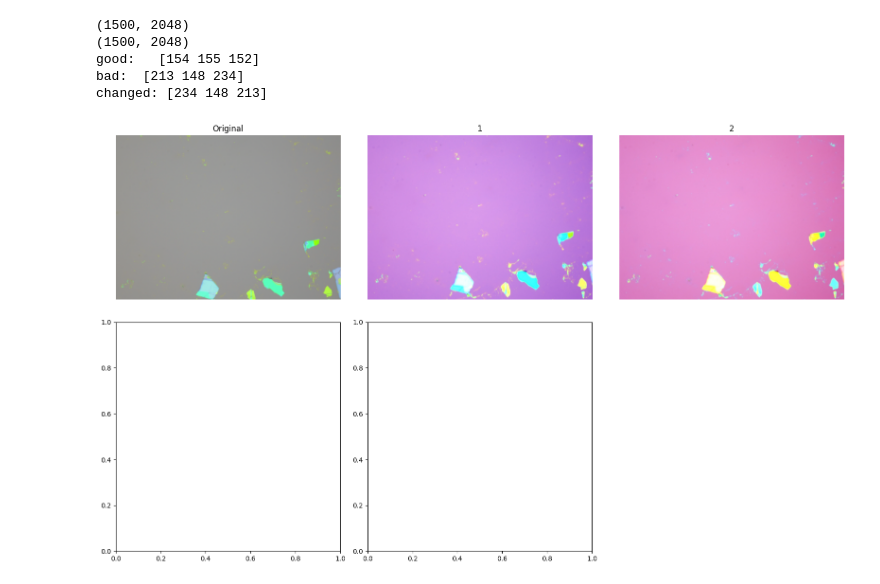
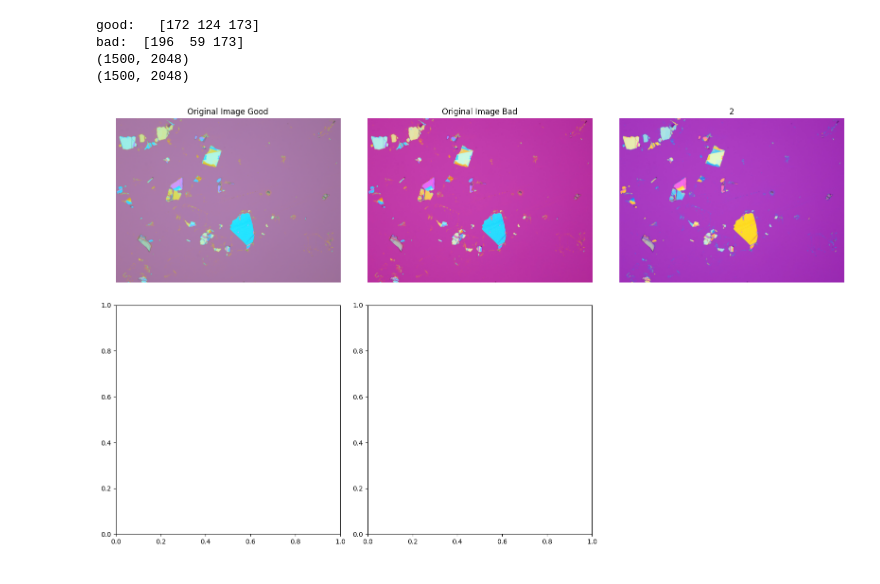
Before and after one commit to Austin4705/AutomatedTransferStation, a Jupyter notebook: TestingEnv/CVTesting/fixOmero.ipynb, the cells around one changed output. Saved outputs shown, nothing was run; the diff lists cells and outputs as text; code cells hidden in the pictures.

Commit message:
IMAGES LOOK CORRECT

```diff
--- a/TestingEnv/CVTesting/fixOmero.ipynb
+++ b/TestingEnv/CVTesting/fixOmero.ipynb
@@ -20,7 +18,10 @@ def transform_1(image_good, image_bad):
     return image
 # %%
-image_good = cv2.imread('image_good.png', cv2.IMREAD_COLOR)
-image_bad = cv2.imread('image_bad.png', cv2.IMREAD_COLOR)
+image_name = 'image_2025-11-03_15-48-21'
+image_good = cv2.imread(f'{image_name}_good.png', cv2.IMREAD_COLOR)
+image_bad = cv2.imread(f'{image_name}_bad.png', cv2.IMREAD_COLOR)
+print(f'good:   {image_good[500][500]}')
+print(f'bad:  {image_bad[500][500]}')
 
 height, width = image_good.shape[:2]
 print(image_good.shape[:2])
@@ -33,36 +34,35 @@ if max(height, width) > 2048:
     print(f"Resized image from {width}x{height} to {new_width}x{new_height}")
     height, width = new_height, new_width
 
 # image = cv2.cvtColor(image, cv2.COLOR_BGR2RGB)
 
 # Create comparison of all methods
 fig, axes = plt.subplots(2, 3, figsize=(16, 10))
 
 # Original image
 axes[0, 0].imshow(image_good)
-axes[0, 0].set_title('Original')
+axes[0, 0].set_title('Original Image Good')
 axes[0, 0].axis('off')
 
 # Gray World method
 image1 = image_bad
 axes[0, 1].imshow(image1)
-axes[0, 1].set_title('1')
+axes[0, 1].set_title('Original Image Bad')
 axes[0, 1].axis('off')
 
 # Max White method
 image_2 = transform_1(image_good, image_bad)
 axes[0, 2].imshow(image_2)
 axes[0, 2].set_title('2')
 axes[0, 2].axis('off')
 
 axes[1, 2].axis('off')
 
 plt.tight_layout()
 plt.show()
 # %% [output]
+good:   [172 124 173]
+bad:  [196  59 173]
 (1500, 2048)
 (1500, 2048)
-good:   [154 155 152]
-bad:  [213 148 234]
-changed: [234 148 213]
-[figure, old version]
+[figure, new version]
```
Also changed, not shown: parts of 1 cell of this notebook, 6 other files.
